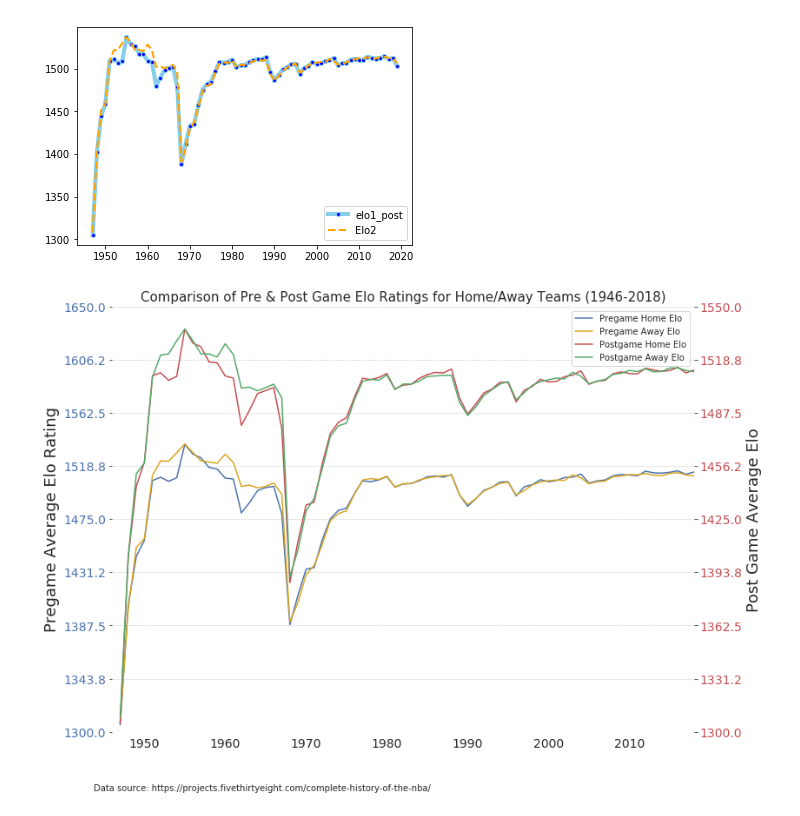
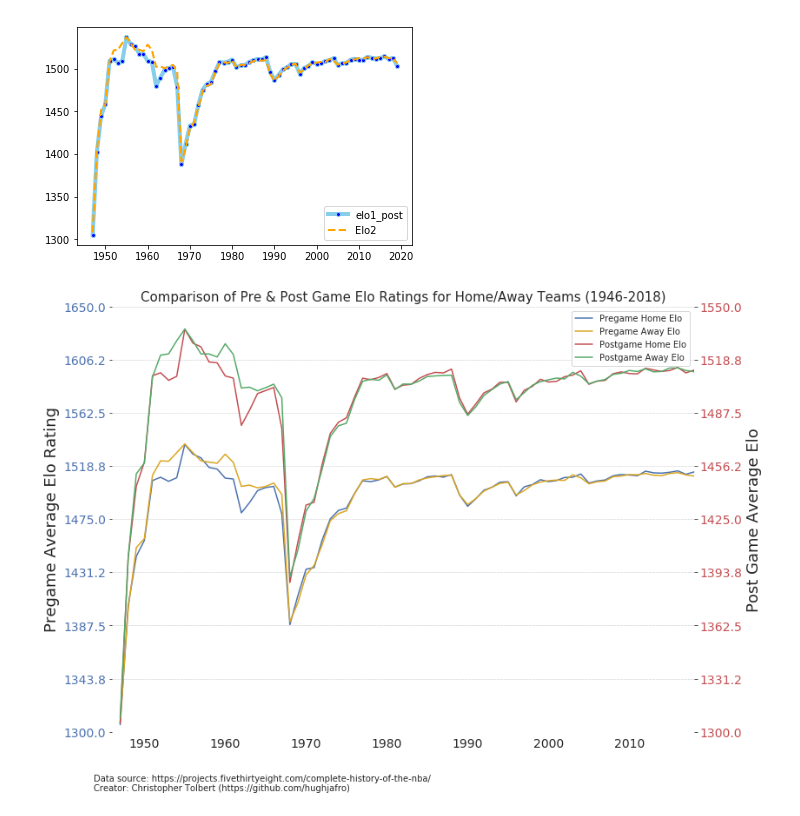
Before and after one commit to hughjafro/DS-Sprint-5-Project-Week, a Jupyter notebook: DS_151_Project_Playground.ipynb, the cells around one changed output. Drawn from its saved outputs; the diff is of its cells as text; code cells hidden in the pictures.

```diff
--- a/DS_151_Project_Playground.ipynb
+++ b/DS_151_Project_Playground.ipynb
@@ -292,32 +287,32 @@ ax2.set_xlim(1946, 2018)
 lines = plot1 + plot2 + plot3 + plot4
 # Then create legend by calling legend and getting the label for each line
 ax1.legend(lines, [l.get_label() for l in lines])
 
 # Create evenly ligned up tick marks for both y-axis
 # np.linspace allows us to get evenly spaced numbers over
 # the specified interval given by first 2 arguments,
 # Those 2 arguments are the the outer bounds of the y-axis values
 # the third argument is the number of values we want to create
 # ax1 - create 9 tick values from 1300 to 1650
 ax1.set_yticks(np.linspace(ax1.get_ybound()[0], ax1.get_ybound()[1], 9))
 # ax2 - create 9 tick values from 1300 to 1550
 ax2.set_yticks(np.linspace(ax2.get_ybound()[0], ax2.get_ybound()[1], 9))
 
 # need to get rid of spines for each Axes object
 for ax in [ax1, ax2]:
     ax.spines["top"].set_visible(False)
     ax.spines["bottom"].set_visible(False)
     ax.spines["right"].set_visible(False)
     ax.spines["left"].set_visible(False)
 
 # Create text by calling the text() method from our figure object
 # https://github.com/fivethirtyeight/data/tree/master/nba-elo
 fig.text(0.1, 0.02,
          'Data source: https://projects.fivethirtyeight.com/complete-history-of-the-nba/'
-        #'\nAuthor: Savvas Tjortjoglou (savvastjortjoglou.com)'
+        '\nCreator: Christopher Tolbert (https://github.com/hughjafro)'
          ,
           fontsize=10)
 
 plt.show()
 # %% [output]
-[figure, old version]
+[figure, new version]
```
Also changed, not shown: parts of 10 cells of this notebook.
